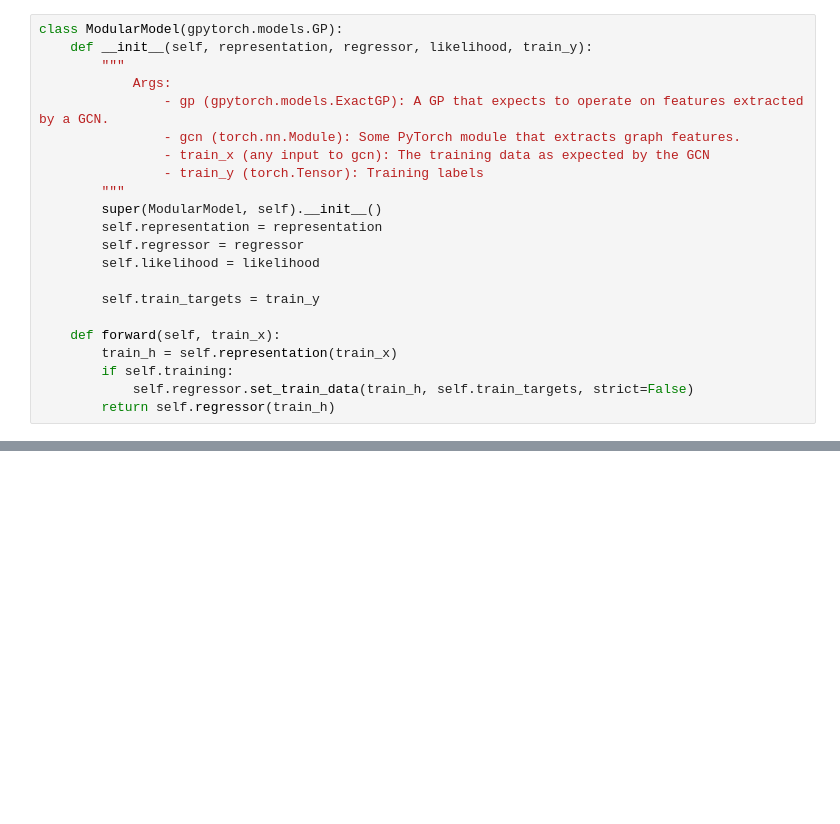
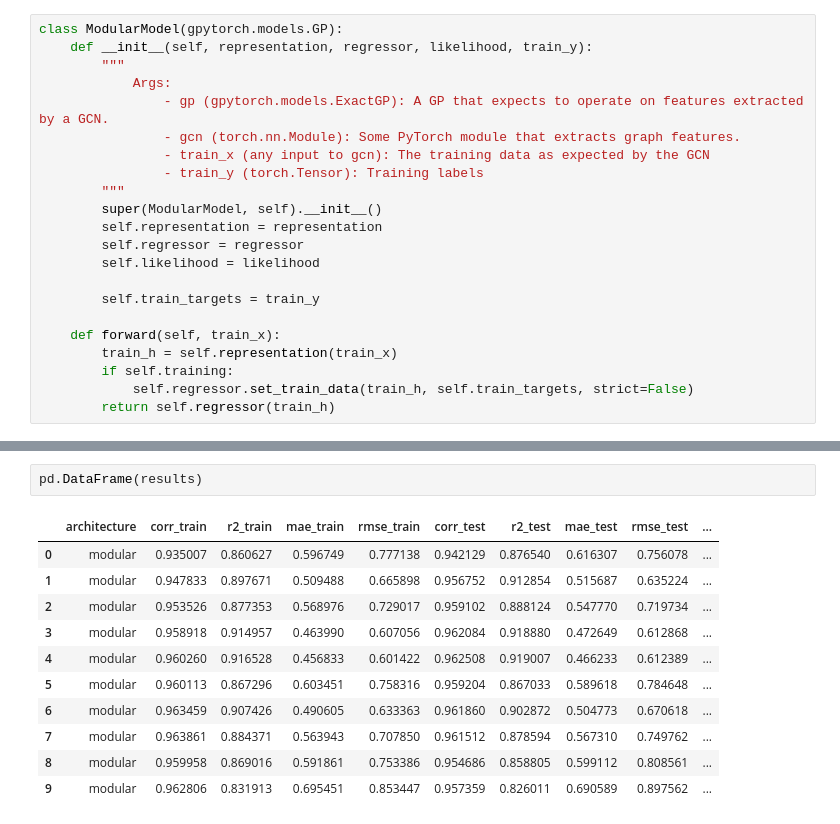
Before and after one commit to yuanqing-wang/malt, a Jupyter notebook: scripts/supervised/exact_dkl_malt.ipynb, the cells around one changed output, grey strips where cells are left out. Saved outputs shown, nothing was run; the diff lists cells and outputs as text; blank space fills up the shorter version.

```diff
--- a/scripts/supervised/exact_dkl_malt.ipynb
+++ b/scripts/supervised/exact_dkl_malt.ipynb
@@ -177,0 +165,14 @@ pd.DataFrame(results).groupby('architecture').agg(('mean', 'std'))
+# %%
+pd.DataFrame(results)
+# %% [output]
+|  | architecture | corr_train | r2_train | mae_train | rmse_train | corr_test | r2_test | mae_test | rmse_test | ... |
+| 0 | modular | 0.935007 | 0.860627 | 0.596749 | 0.777138 | 0.942129 | 0.876540 | 0.616307 | 0.756078 | ... |
+| 1 | modular | 0.947833 | 0.897671 | 0.509488 | 0.665898 | 0.956752 | 0.912854 | 0.515687 | 0.635224 | ... |
+| 2 | modular | 0.953526 | 0.877353 | 0.568976 | 0.729017 | 0.959102 | 0.888124 | 0.547770 | 0.719734 | ... |
+| 3 | modular | 0.958918 | 0.914957 | 0.463990 | 0.607056 | 0.962084 | 0.918880 | 0.472649 | 0.612868 | ... |
+| 4 | modular | 0.960260 | 0.916528 | 0.456833 | 0.601422 | 0.962508 | 0.919007 | 0.466233 | 0.612389 | ... |
+| 5 | modular | 0.960113 | 0.867296 | 0.603451 | 0.758316 | 0.959204 | 0.867033 | 0.589618 | 0.784648 | ... |
+| 6 | modular | 0.963459 | 0.907426 | 0.490605 | 0.633363 | 0.961860 | 0.902872 | 0.504773 | 0.670618 | ... |
+| 7 | modular | 0.963861 | 0.884371 | 0.563943 | 0.707850 | 0.961512 | 0.878594 | 0.567310 | 0.749762 | ... |
+| 8 | modular | 0.959958 | 0.869016 | 0.591861 | 0.753386 | 0.954686 | 0.858805 | 0.599112 | 0.808561 | ... |
+| 9 | modular | 0.962806 | 0.831913 | 0.695451 | 0.853447 | 0.957359 | 0.826011 | 0.690589 | 0.897562 | ... |
```
Also changed, not shown: parts of 12 cells of this notebook, 1 other file.
